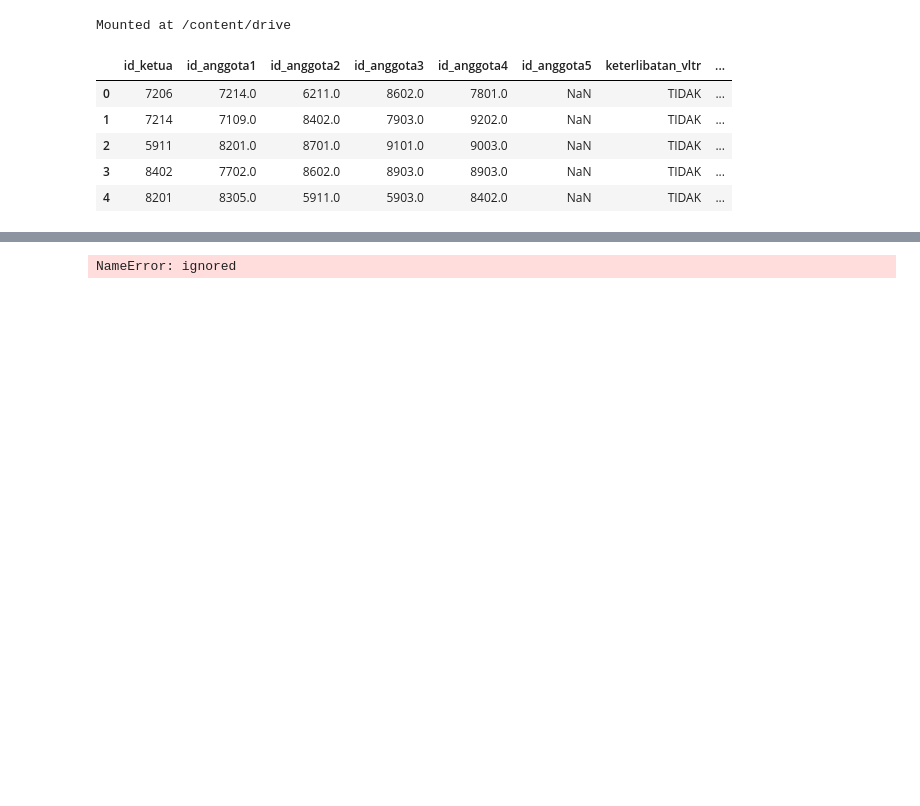
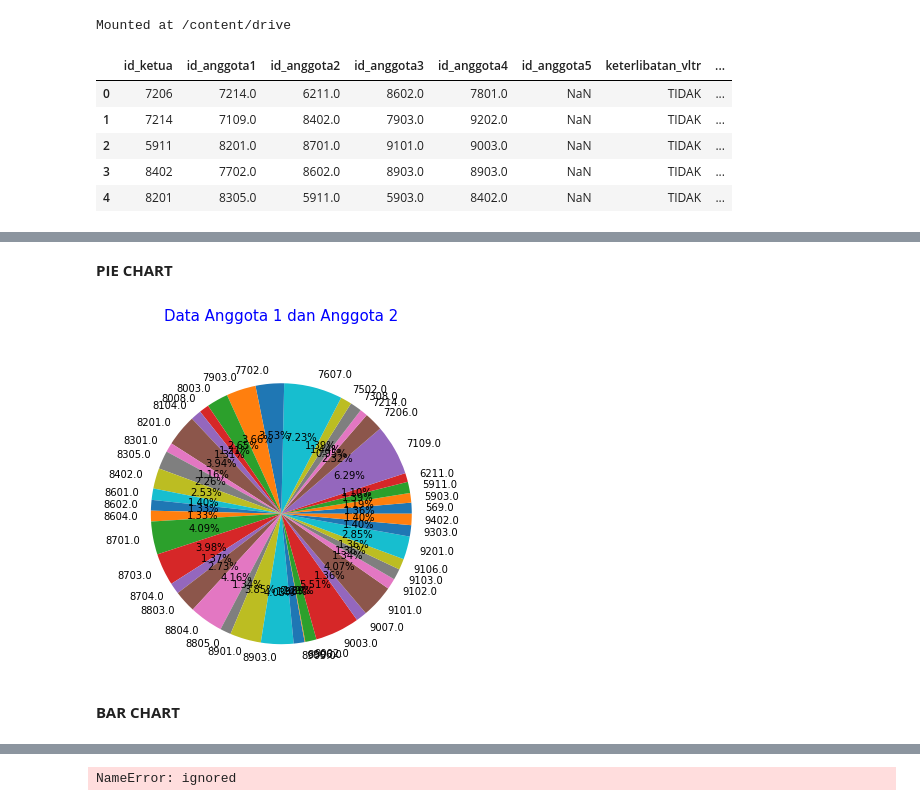
Before and after one commit to almirars/MachineLearning, a Jupyter notebook: Kuis_2.ipynb, the cells around one changed output, grey strips where cells are left out. Saved outputs shown, nothing was run; the diff lists cells and outputs as text; code cells hidden in the pictures; blank space fills up the shorter version.

```diff
--- a/Kuis_2.ipynb
+++ b/Kuis_2.ipynb
@@ -27,0 +35,10 @@ import matplotlib.pyplot as plt
+# %% [markdown]
+**PIE CHART**
+# %%
+data = data.groupby('id_anggota1')['id_anggota2'].sum().reset_index()
+plt.figure(figsize=(6,6))
+plt.pie(data['id_anggota2'], labels = data['id_anggota1'],autopct='%1.2f%%')
+plt.title('Data Anggota 1 dan Anggota 2',loc='center', pad=30, fontsize=15, color='blue')
+plt.show()
+# %% [output]
+[figure, added]
@@ -27,0 +52,2 @@ import matplotlib.pyplot as plt
+# %% [markdown]
+**BAR CHART**
```
Also changed, not shown: parts of 8 cells of this notebook.
